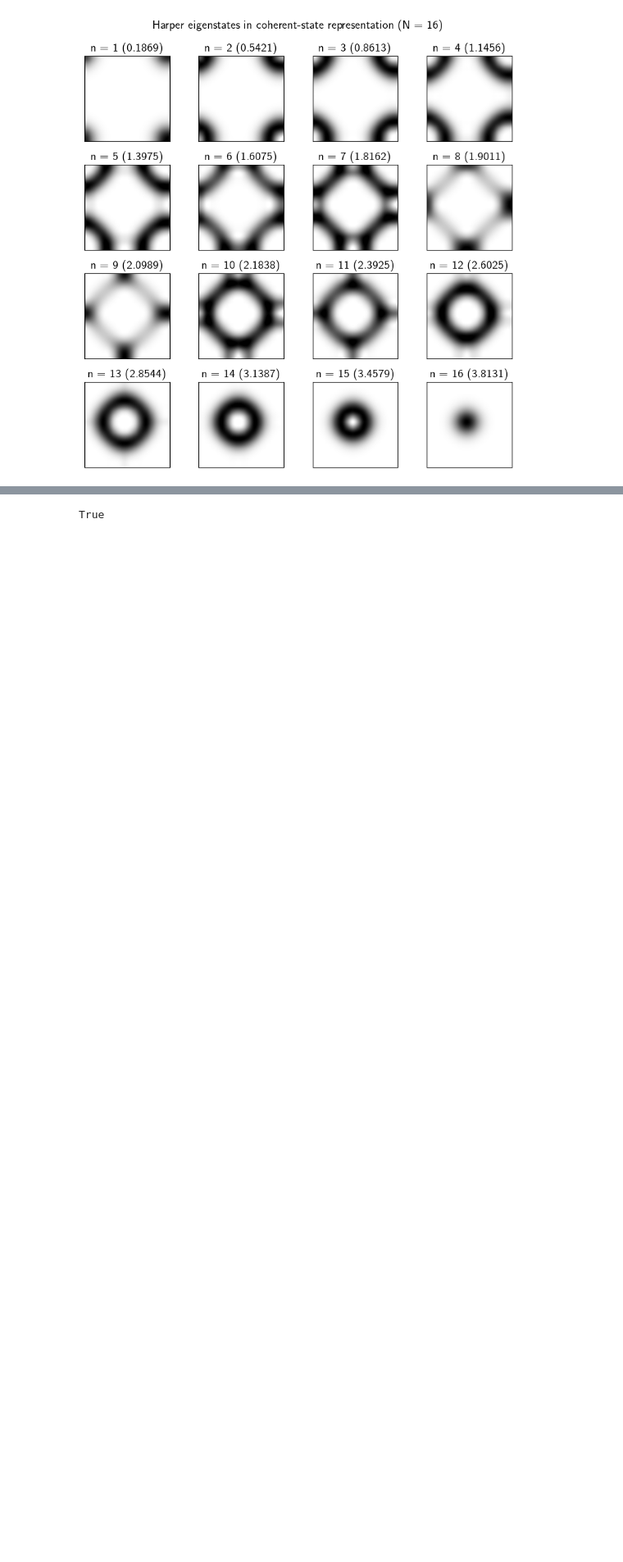
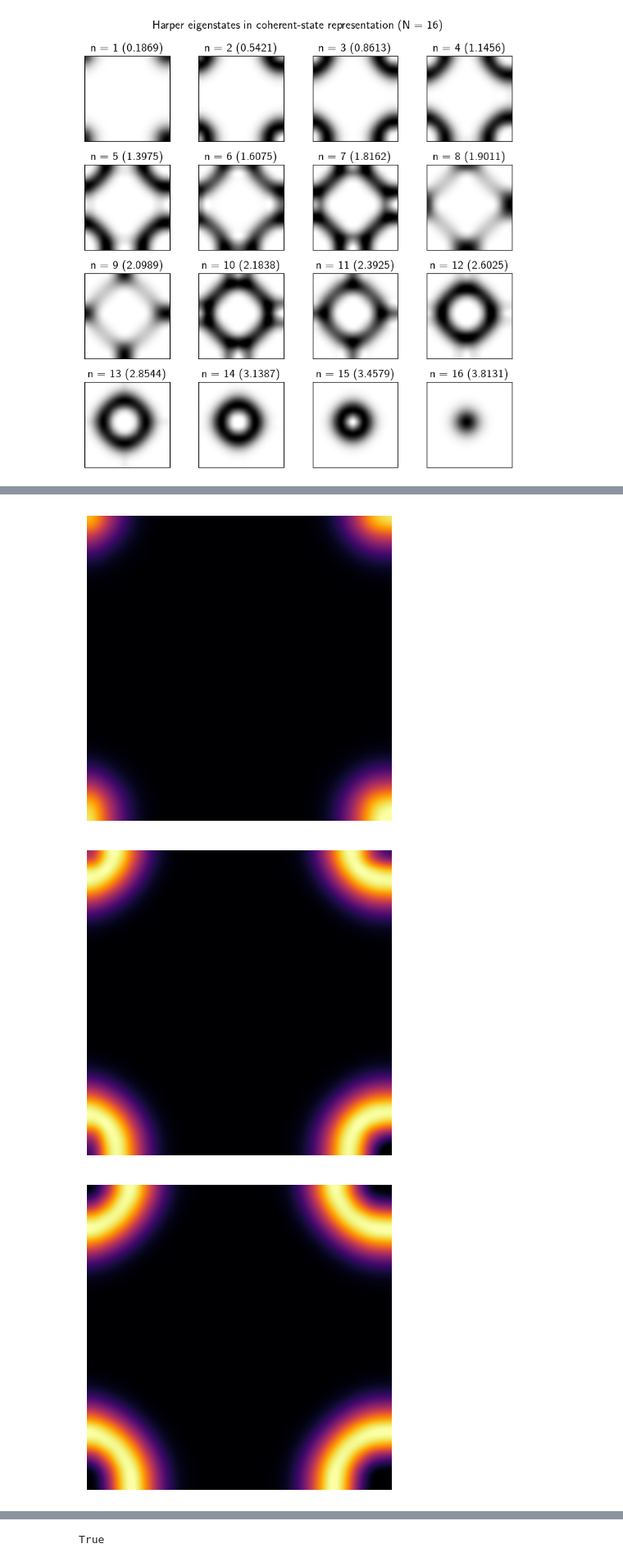
Before and after one commit to IBArbitrary/qbm, a Jupyter notebook: qbm-nb.ipynb, the cells around one changed output, grey strips where cells are left out. Shown at 82% size. Saved outputs shown, nothing was run; the diff lists cells and outputs as text; code cells hidden in the pictures; blank space fills up the shorter version.

```diff
--- a/qbm-nb.ipynb
+++ b/qbm-nb.ipynb
@@ -112,0 +221,4 @@ plot_harper_states(*hs, cmap='binary')
+# %%
+kph4 = []
+for _ in range(s4.N):
+    kph4.append(k_phase(_, hs4, sh4, np=True))
@@ -112,0 +287,3 @@ plot_harper_states(*hs, cmap='binary')
+# %%
+for _ in phases:
+    print(_)
@@ -112,0 +308,4 @@ plot_harper_states(*hs, cmap='binary')
+# %%
+N = s2.N
+for _ in range(N//2):
+    print(phases[_], phases[-1-_])
@@ -112,0 +326,13 @@ plot_harper_states(*hs, cmap='binary')
+# %%
+s = s
+N = s.N
+for _ in range(N):
+    fig = plt.matshow(s.gen_W(s.harper_states['evecs'][_]), cmap = "inferno", interpolation = 'spline16')
+    plt.axis('off')
+    fig.axes.get_xaxis().set_visible(False)
+    fig.axes.get_yaxis().set_visible(False)
+    plt.savefig(f'../plots/anim/t-{str(_).zfill(2)}.png', bbox_inches='tight', pad_inches = 0)
+# %% [output]
+[figure, added]
+[figure, added]
+[figure, added]
```
Also changed, not shown: parts of 36 cells of this notebook, 2 other files.
